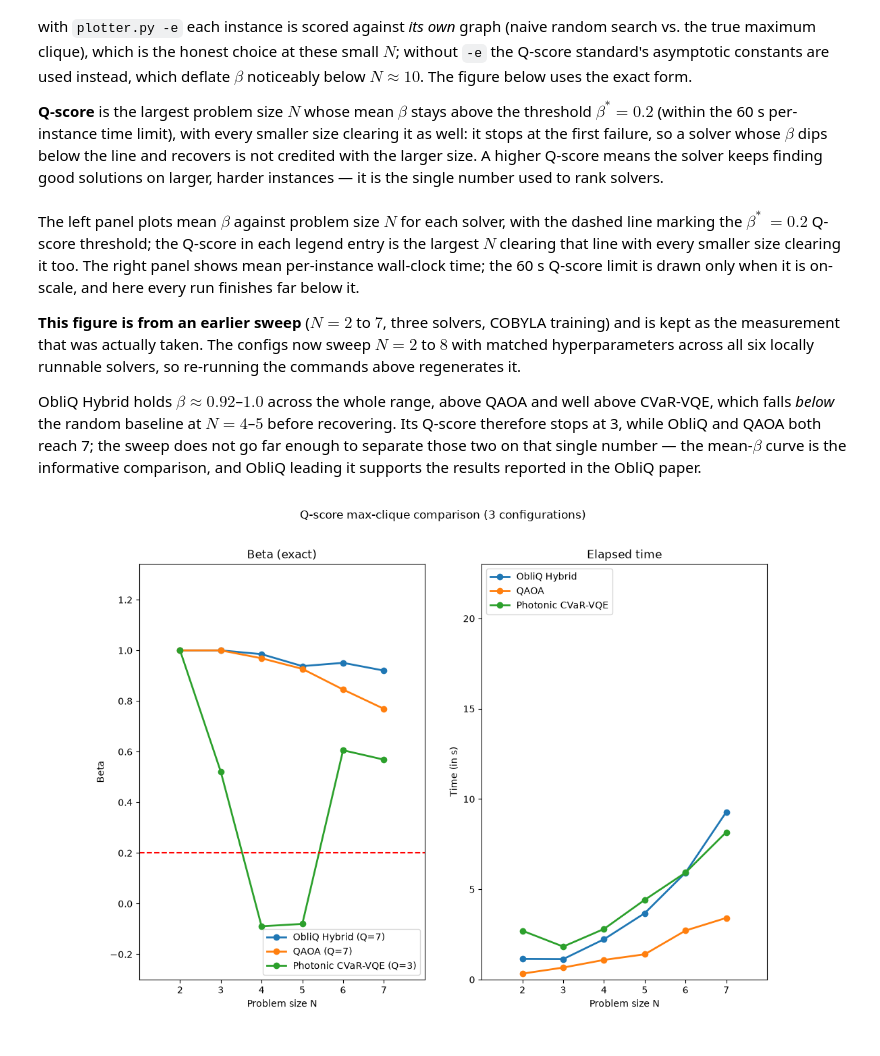
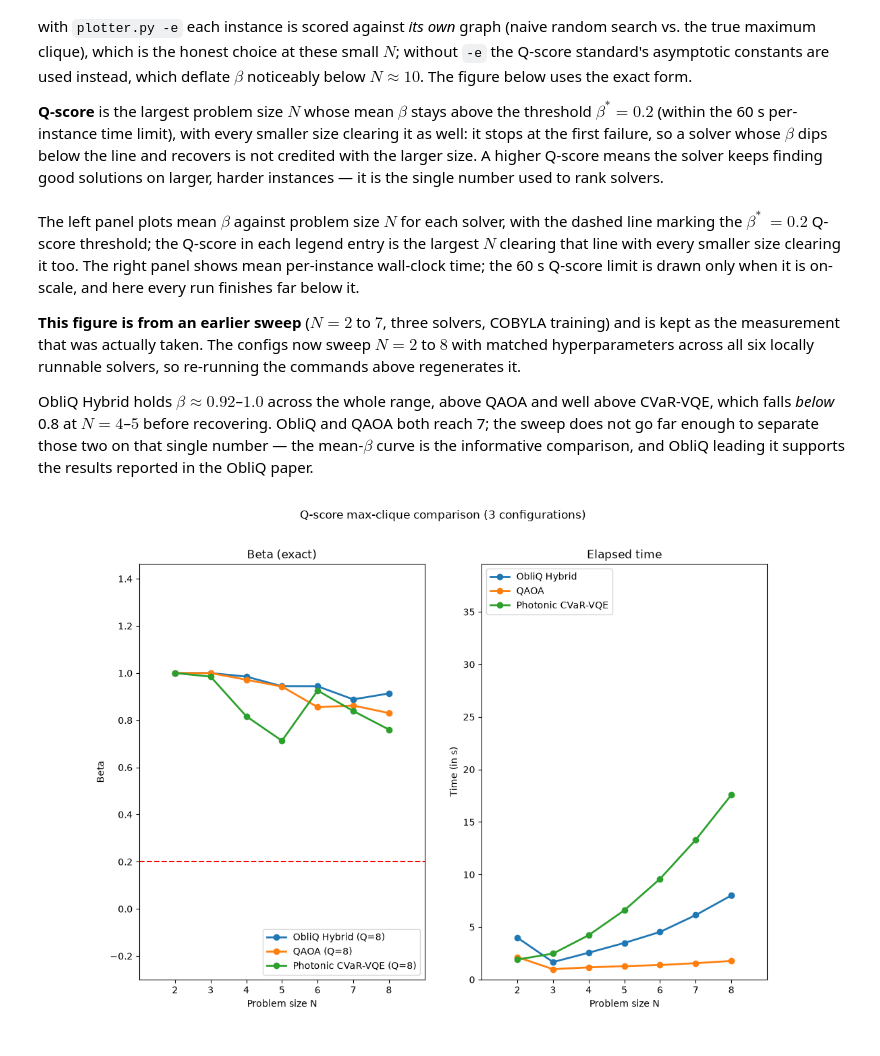
Before and after one commit to merlinquantum/reproduced_papers, a Jupyter notebook: papers/ObliQ_photonic_QUBO/demo.ipynb, the cells around one changed output. Drawn from its saved outputs; the diff is of its cells as text; code cells hidden in the pictures.

```diff
--- a/papers/ObliQ_photonic_QUBO/demo.ipynb
+++ b/papers/ObliQ_photonic_QUBO/demo.ipynb
@@ -341,10 +341,10 @@ The left panel plots mean $\beta$ against problem size $N$ for each solver, with
 
 **This figure is from an earlier sweep** ($N = 2$ to $7$, three solvers, COBYLA training) and is kept as the measurement that was actually taken. The configs now sweep $N = 2$ to $8$ with matched hyperparameters across all six locally runnable solvers, so re-running the commands above regenerates it.
 
-ObliQ Hybrid holds $\beta \approx 0.92$–$1.0$ across the whole range, above QAOA and well above CVaR-VQE, which falls *below* the random baseline at $N = 4$–$5$ before recovering. Its Q-score therefore stops at 3, while ObliQ and QAOA both reach 7; the sweep does not go far enough to separate those two on that single number — the mean-$\beta$ curve is the informative comparison, and ObliQ leading it supports the results reported in the ObliQ paper.
+ObliQ Hybrid holds $\beta \approx 0.92$–$1.0$ across the whole range, above QAOA and well above CVaR-VQE, which falls *below* 0.8 at $N = 4$–$5$ before recovering.  ObliQ and QAOA both reach 7; the sweep does not go far enough to separate those two on that single number — the mean-$\beta$ curve is the informative comparison, and ObliQ leading it supports the results reported in the ObliQ paper.
 # %%
 from IPython.display import Image
 
-Image(filename="plots/comparison1.png")
+Image(filename="plots/comparison.png")
 # %% [output]
-[figure, old version]
+[figure, new version]
```
